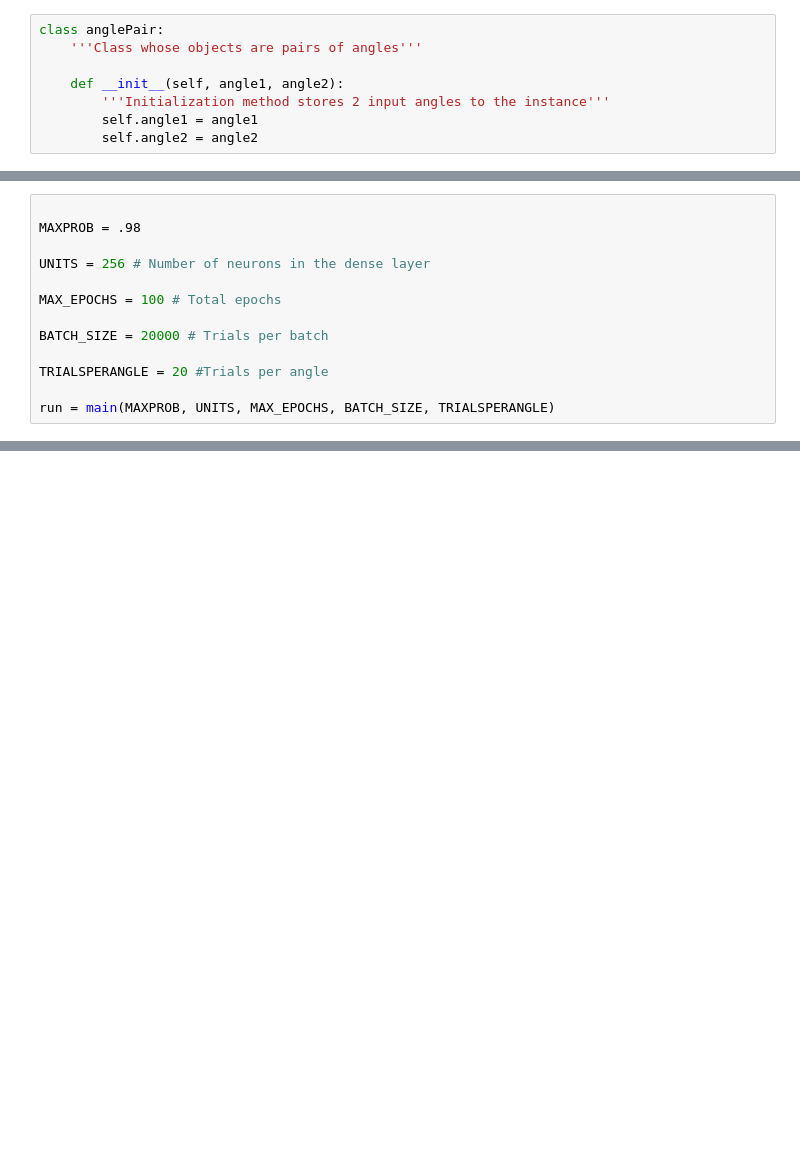
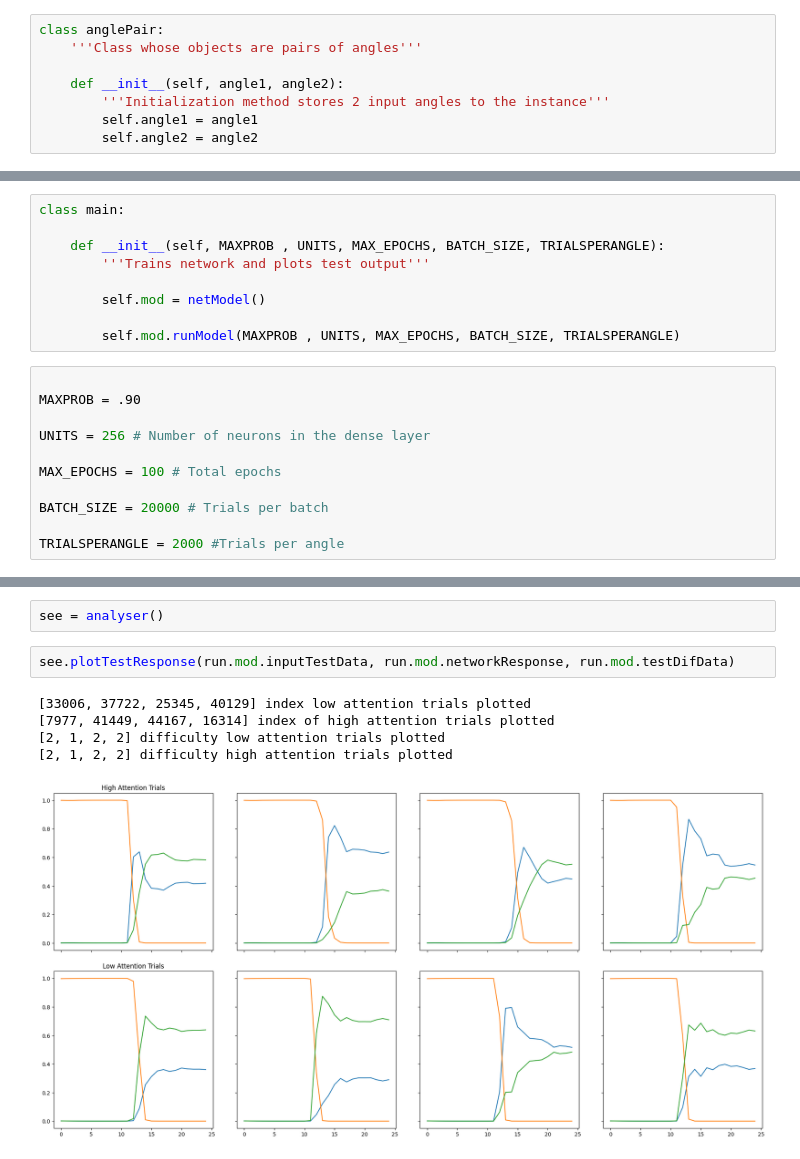
Before and after one commit to jshengen/OOPBinaryClassification, a Jupyter notebook: 3OutsObjectOriented.ipynb, the cells around one changed output, grey strips where cells are left out. Saved outputs shown, nothing was run; the diff lists cells and outputs as text; blank space fills up the shorter version.

```diff
--- a/3OutsObjectOriented.ipynb
+++ b/3OutsObjectOriented.ipynb
@@ -1349,13 +49,0 @@ class main:
-# %%
-
-MAXPROB = .98
-
-UNITS = 256 # Number of neurons in the dense layer
-
-MAX_EPOCHS = 100 # Total epochs
-
-BATCH_SIZE = 20000 # Trials per batch
-
-TRIALSPERANGLE = 20 #Trials per angle
-
-run = main(MAXPROB, UNITS, MAX_EPOCHS, BATCH_SIZE, TRIALSPERANGLE)
@@ -1819,0 +1227,20 @@ decisionMaker.RIGHTCHOICEVAL
+# %%
+class main:
+
+    def __init__(self, MAXPROB , UNITS, MAX_EPOCHS, BATCH_SIZE, TRIALSPERANGLE):
+        '''Trains network and plots test output'''
+
+        self.mod = netModel()
+
+        self.mod.runModel(MAXPROB , UNITS, MAX_EPOCHS, BATCH_SIZE, TRIALSPERANGLE)
+# %%
+
+MAXPROB = .90
+
+UNITS = 256 # Number of neurons in the dense layer
+
+MAX_EPOCHS = 100 # Total epochs
+
+BATCH_SIZE = 20000 # Trials per batch
+
+TRIALSPERANGLE = 2000 #Trials per angle
@@ -1819,0 +1267,10 @@ decisionMaker.RIGHTCHOICEVAL
+# %%
+see = analyser()
+# %%
+see.plotTestResponse(run.mod.inputTestData, run.mod.networkResponse, run.mod.testDifData)
+# %% [output]
+[33006, 37722, 25345, 40129] index low attention trials plotted
+[7977, 41449, 44167, 16314] index of high attention trials plotted
+[2, 1, 2, 2] difficulty low attention trials plotted
+[2, 1, 2, 2] difficulty high attention trials plotted
+[figure, added]
```
Also changed, not shown: parts of 36 cells of this notebook.
